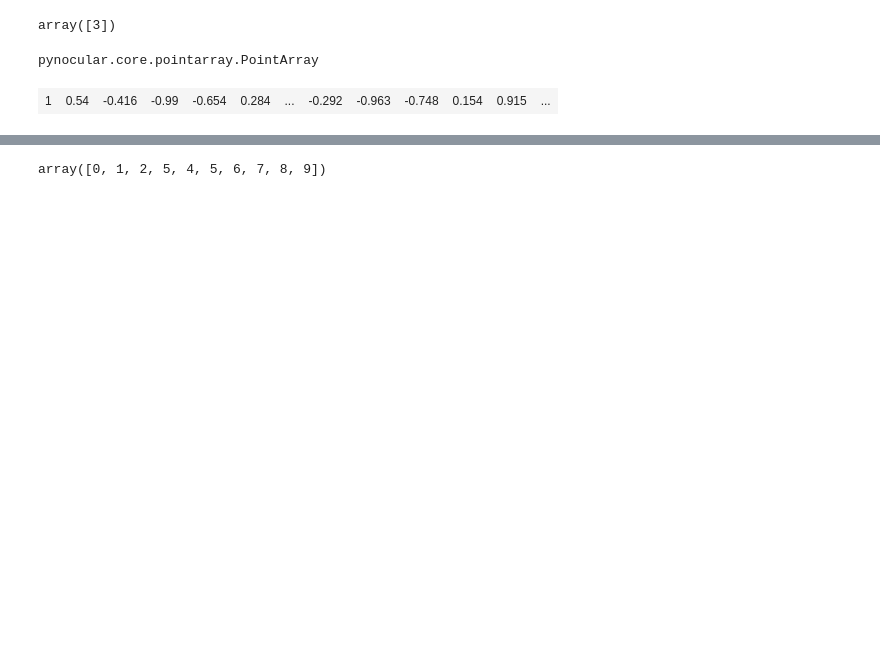
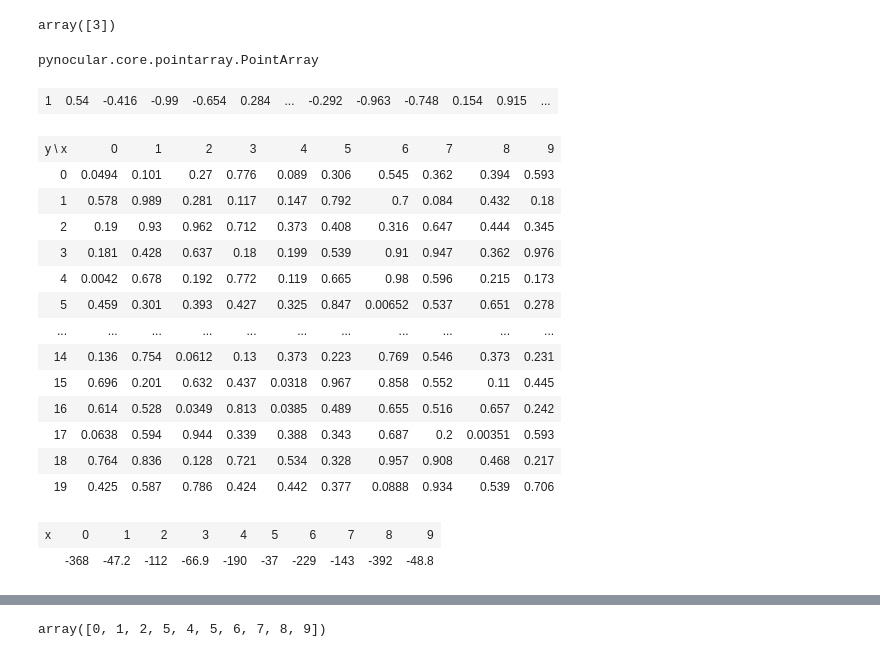
Before and after one commit to philippeller/dama, a Jupyter notebook: notebooks/GridData.ipynb, the cells around one changed output, grey strips where cells are left out. Cells and saved outputs as stored; diff of their text form; code cells hidden in the pictures; blank space fills up the shorter version.

```diff
--- a/notebooks/GridData.ipynb
+++ b/notebooks/GridData.ipynb
@@ -26,8 +44,30 @@ np.cos(p['a'])
 g2d = pn.Grid(x=np.arange(10), y=np.arange(20))
 # %%
 b = pn.GridArray(np.random.rand(g2d.size).reshape(g2d.shape), grid=g2d)
+# %%
+b
+# %% [output]
+| y \ x | 0 | 1 | 2 | 3 | 4 | 5 | 6 | 7 | 8 | 9 |
+| 0 | 0.0494 | 0.101 | 0.27 | 0.776 | 0.089 | 0.306 | 0.545 | 0.362 | 0.394 | 0.593 |
+| 1 | 0.578 | 0.989 | 0.281 | 0.117 | 0.147 | 0.792 | 0.7 | 0.084 | 0.432 | 0.18 |
+| 2 | 0.19 | 0.93 | 0.962 | 0.712 | 0.373 | 0.408 | 0.316 | 0.647 | 0.444 | 0.345 |
+| 3 | 0.181 | 0.428 | 0.637 | 0.18 | 0.199 | 0.539 | 0.91 | 0.947 | 0.362 | 0.976 |
+| 4 | 0.0042 | 0.678 | 0.192 | 0.772 | 0.119 | 0.665 | 0.98 | 0.596 | 0.215 | 0.173 |
+| 5 | 0.459 | 0.301 | 0.393 | 0.427 | 0.325 | 0.847 | 0.00652 | 0.537 | 0.651 | 0.278 |
+| ... | ... | ... | ... | ... | ... | ... | ... | ... | ... | ... |
+| 14 | 0.136 | 0.754 | 0.0612 | 0.13 | 0.373 | 0.223 | 0.769 | 0.546 | 0.373 | 0.231 |
+| 15 | 0.696 | 0.201 | 0.632 | 0.437 | 0.0318 | 0.967 | 0.858 | 0.552 | 0.11 | 0.445 |
+| 16 | 0.614 | 0.528 | 0.0349 | 0.813 | 0.0385 | 0.489 | 0.655 | 0.516 | 0.657 | 0.242 |
+| 17 | 0.0638 | 0.594 | 0.944 | 0.339 | 0.388 | 0.343 | 0.687 | 0.2 | 0.00351 | 0.593 |
+| 18 | 0.764 | 0.836 | 0.128 | 0.721 | 0.534 | 0.328 | 0.957 | 0.908 | 0.468 | 0.217 |
+| 19 | 0.425 | 0.587 | 0.786 | 0.424 | 0.442 | 0.377 | 0.0888 | 0.934 | 0.539 | 0.706 |
 # %%
 f = np.sum(np.cos(b) -1.2 / b, axis='y')
+# %%
+f
+# %% [output]
+| x | 0 | 1 | 2 | 3 | 4 | 5 | 6 | 7 | 8 | 9 |
+|  | -368 | -47.2 | -112 | -66.9 | -190 | -37 | -229 | -143 | -392 | -48.8 |
 # %%
 f[f>-50] *= 33
 # %%
```
Also changed, not shown: parts of 58 cells of this notebook, 7 other files.
